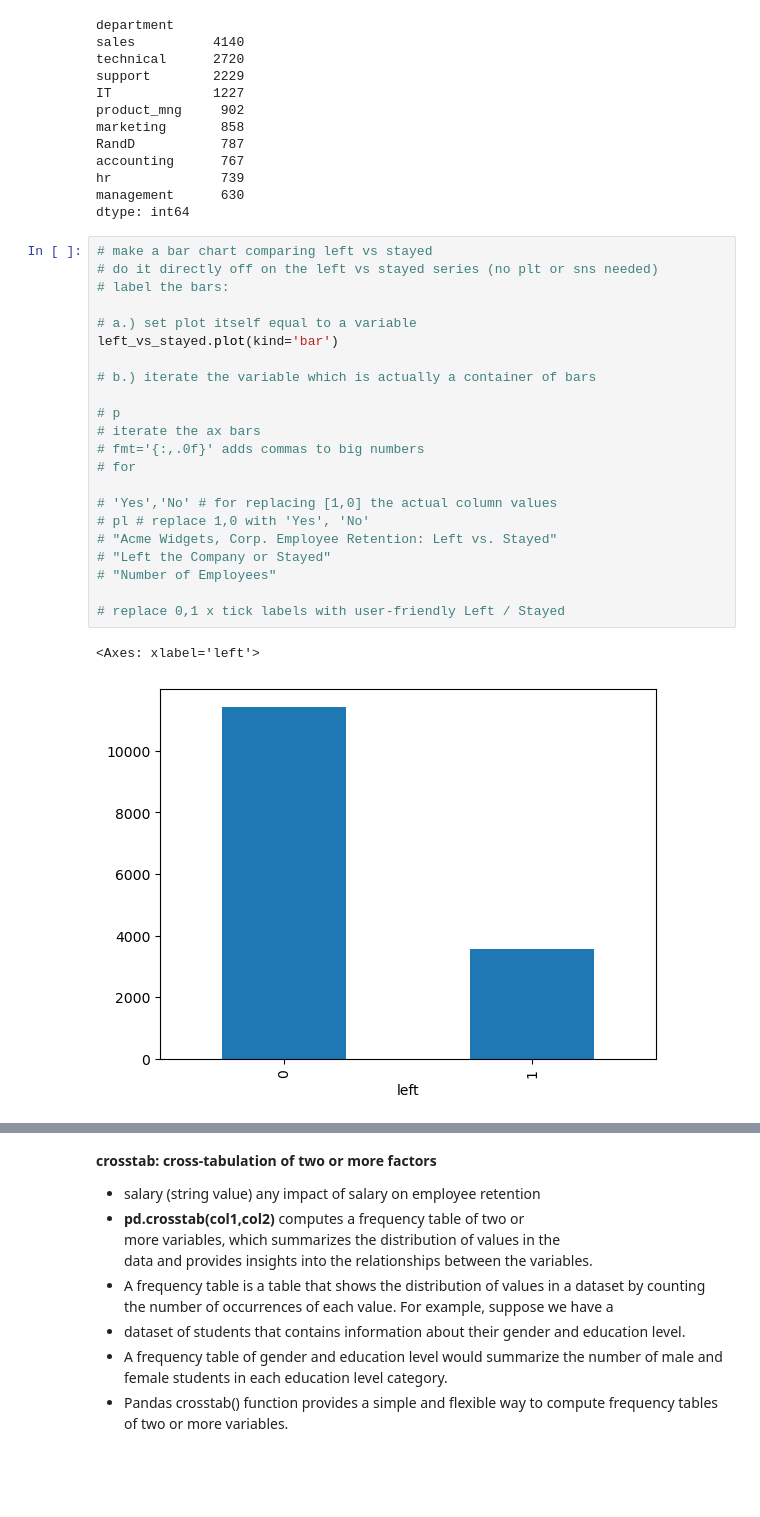
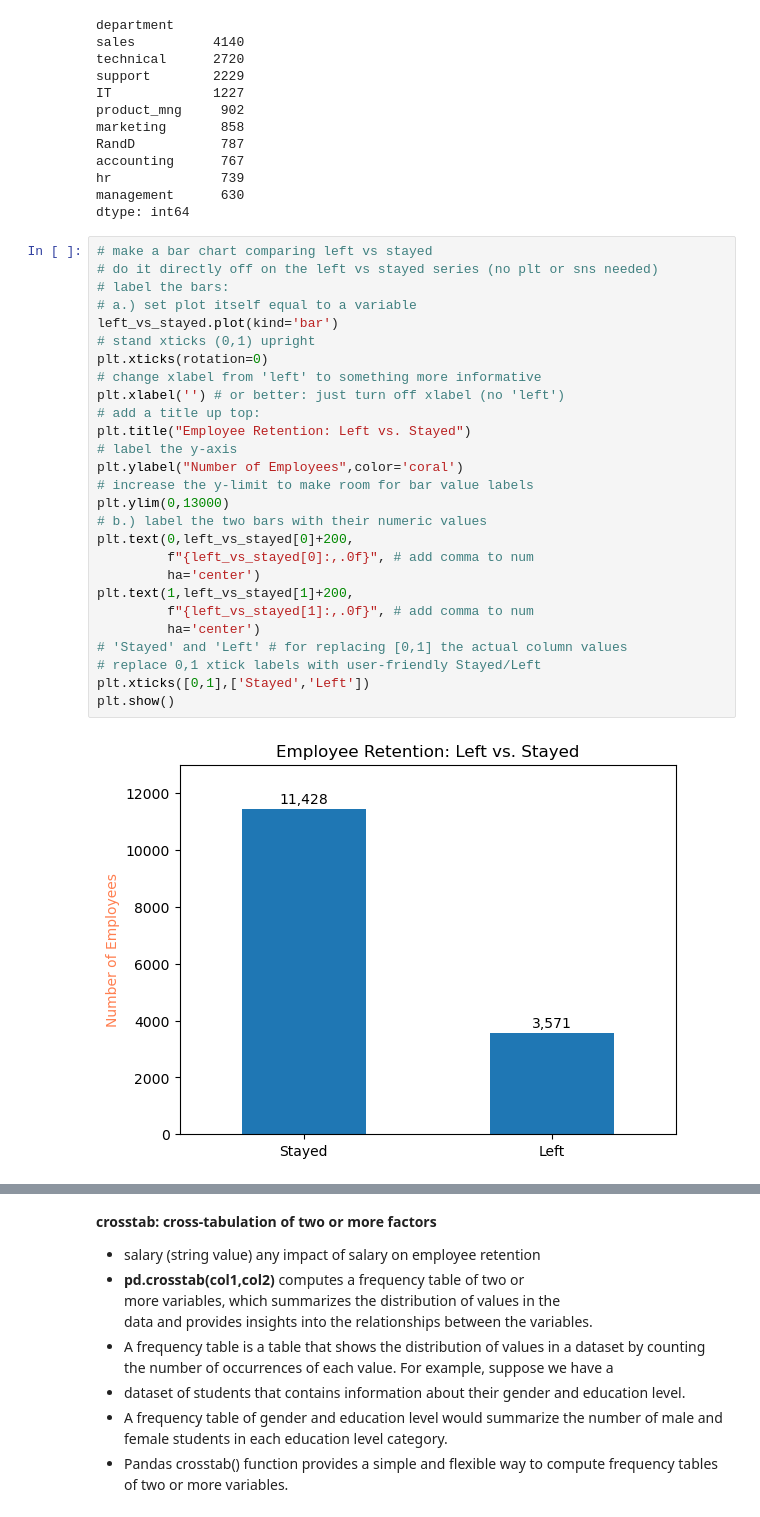
Before and after one commit to brianmccln/Python-Machine-Learning-TMobile-OCt-2025, a Jupyter notebook: __START/_ML_2.5_LogisticRegression_Predict_Employee_Retention_START.ipynb, the cells around one changed output, grey strips where cells are left out. Saved outputs shown, nothing was run; the diff lists cells and outputs as text; blank space fills up the shorter version.

```diff
--- a/__START/_ML_2.5_LogisticRegression_Predict_Employee_Retention_START.ipynb
+++ b/__START/_ML_2.5_LogisticRegression_Predict_Employee_Retention_START.ipynb
@@ -252,30 +252,34 @@ accounting      767
 hr              739
 management      630
 dtype: int64
-# %%
-# make a bar chart comparing left vs stayed
-# do it directly off on the left vs stayed series (no plt or sns needed)
-# label the bars:
-
-# a.) set plot itself equal to a variable
-left_vs_stayed.plot(kind='bar')
-
-# b.) iterate the variable which is actually a container of bars
-
-# p
-# iterate the ax bars
-# fmt='{:,.0f}' adds commas to big numbers
-# for
-
-# 'Yes','No' # for replacing [1,0] the actual column values
-# pl # replace 1,0 with 'Yes', 'No'
-# "Acme Widgets, Corp. Employee Retention: Left vs. Stayed"
-# "Left the Company or Stayed"
-# "Number of Employees"
-
-# replace 0,1 x tick labels with user-friendly Left / Stayed
-# %% [output]
-<Axes: xlabel='left'>
-[figure, removed]
+# %%
+# make a bar chart comparing left vs stayed
+# do it directly off on the left vs stayed series (no plt or sns needed)
+# label the bars:
+# a.) set plot itself equal to a variable
+left_vs_stayed.plot(kind='bar')
+# stand xticks (0,1) upright
+plt.xticks(rotation=0)
+# change xlabel from 'left' to something more informative
+plt.xlabel('') # or better: just turn off xlabel (no 'left')
+# add a title up top:
+plt.title("Employee Retention: Left vs. Stayed")
+# label the y-axis
+plt.ylabel("Number of Employees",color='coral')
+# increase the y-limit to make room for bar value labels
+plt.ylim(0,13000)
+# b.) label the two bars with their numeric values
+plt.text(0,left_vs_stayed[0]+200,
+         f"{left_vs_stayed[0]:,.0f}", # add comma to num
+         ha='center')
+plt.text(1,left_vs_stayed[1]+200,
+         f"{left_vs_stayed[1]:,.0f}", # add comma to num
+         ha='center')
+# 'Stayed' and 'Left' # for replacing [0,1] the actual column values
+# replace 0,1 xtick labels with user-friendly Stayed/Left
+plt.xticks([0,1],['Stayed','Left'])
+plt.show()
+# %% [output]
+[figure, added]
 # %%
 # make a pie chart showing pct of employees who left company vs. who stayed
```
Also changed, not shown: parts of 1 cell of this notebook.
